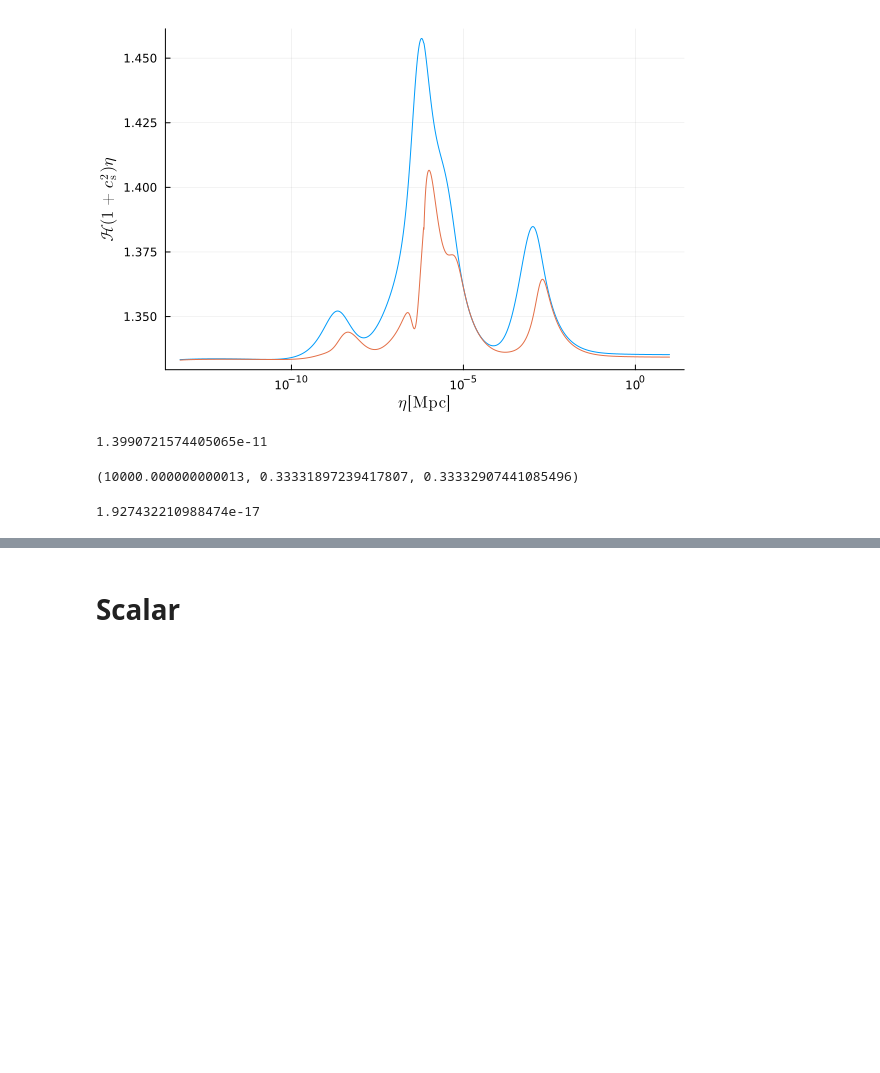
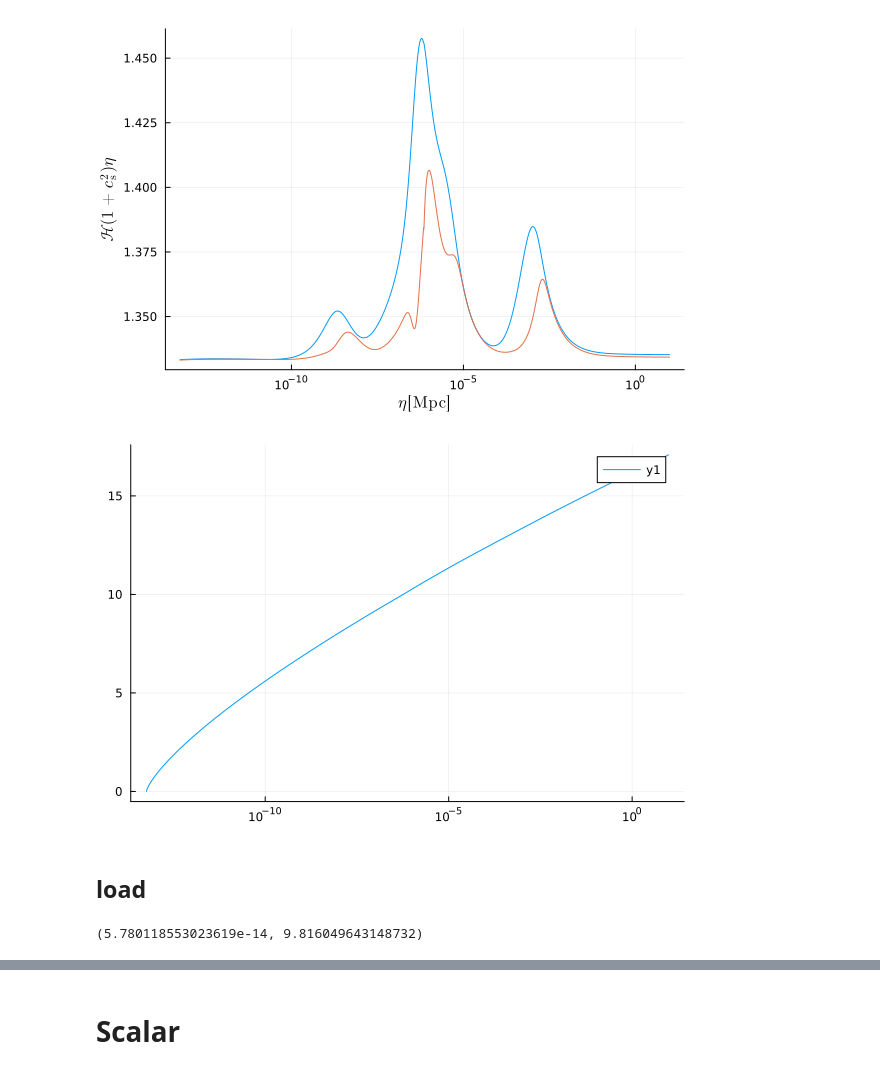
Before and after one commit to NekomammaT/SIGW_QCD, a Jupyter notebook: SIGW_QCD_WKB.ipynb, the cells around one changed output, grey strips where cells are left out. Cells and saved outputs as stored; diff of their text form; code cells hidden in the pictures; blank space fills up the shorter version.

```diff
--- a/SIGW_QCD_WKB.ipynb
+++ b/SIGW_QCD_WKB.ipynb
@@ -213,0 +180,3 @@ plot!(cs2int, etalist, label=L"$c_\mathrm{s}^2$")
+# %%
+etalist = [10^i for i=log10(norm*etai):0.01:log10(norm*etaf)];
+plot(etalist, map(x -> x*calHnorm(x), etalist), xscale=:log10, xlabel=L"$\eta\,[\mathrm{Mpc}]$", ylabel=L"$\mathcal{H}\eta$", legend=false)
@@ -218,16 +219,3 @@ plot(etalist, map(x -> x*calHint(x)*(1+1/3), etalist), xscale=:log10, xlabel=L"$
 plot!(etalist, map(x -> x*frkH(x), etalist))
 # %% [output]
 [figure]
-# %%
-rhoQis1e4(eta) = rhoQint(eta) - 1e4;
-eta1e4 = find_zero(rhoQis1e4, (etainorm,1e-9))
-# %% [output]
-1.3990721574405065e-11
-# %%
-(rhoQint(eta1e4), EoSwint(eta1e4), cs2int(eta1e4))
-# %% [output]
-(10000.000000000013, 0.33331897239417807, 0.33332907441085496)
-# %%
-aint(eta1e4)
-# %% [output]
-1.927432210988474e-17
@@ -233,0 +224,4 @@ aint(eta1e4)
+# %%
+plot(etalist, map(x -> frka(x)^(3/4)/anorm(x), etalist), xscale=:log10)
+# %% [output]
+[figure, added]
@@ -233,0 +244,2 @@ aint(eta1e4)
+# %% [markdown]
+## load
@@ -233,0 +291,4 @@ aint(eta1e4)
+# %%
+(etai, etaf)
+# %% [output]
+(5.780118553023619e-14, 9.816049643148732)
```
Also changed, not shown: parts of 37 cells of this notebook, 1 other file.
